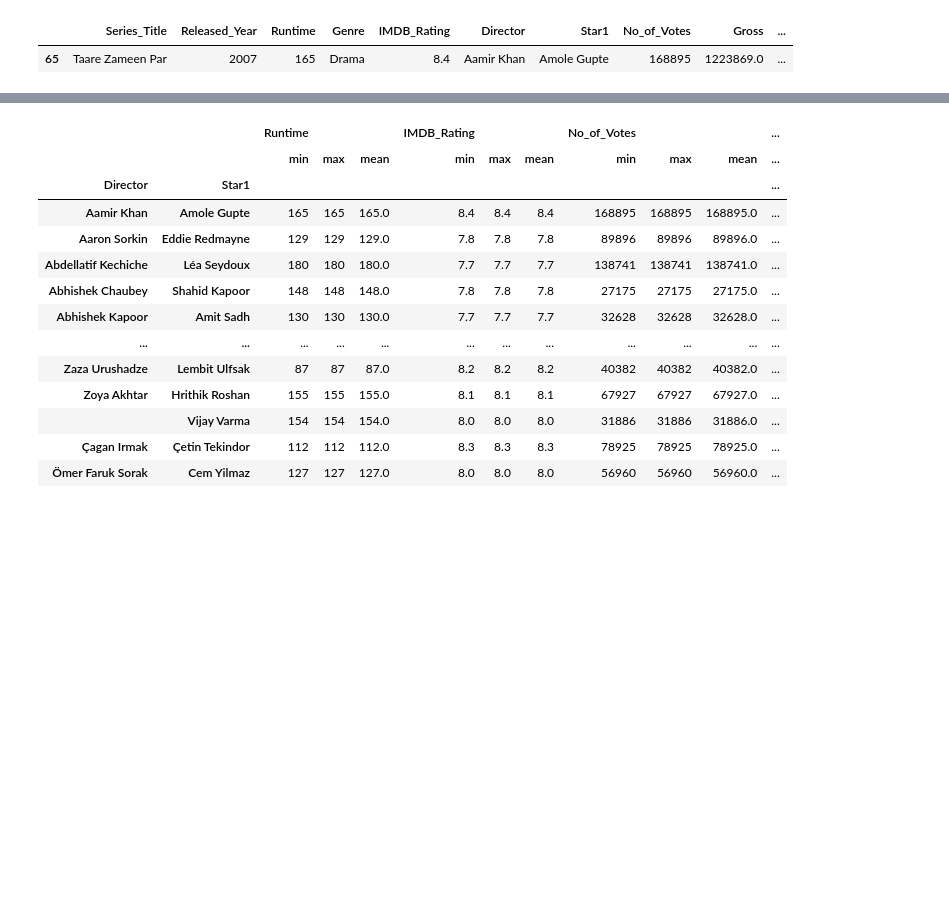
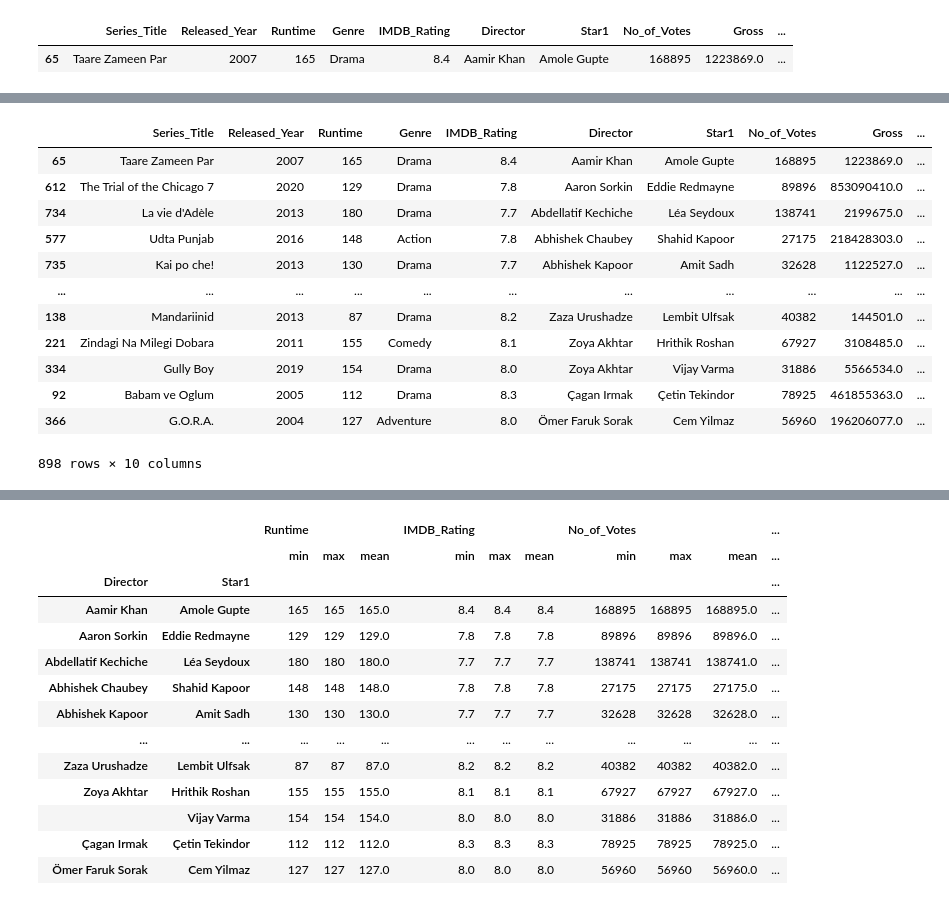
Before and after one commit to 23f2003608/AI-Engineering-Roadmap, a Jupyter notebook: Pandas/pandas_4_groupby_objects.ipynb, the cells around one changed output, grey strips where cells are left out. Cells and saved outputs as stored; diff of their text form; code cells hidden in the pictures; blank space fills up the shorter version.

```diff
--- a/Pandas/pandas_4_groupby_objects.ipynb
+++ b/Pandas/pandas_4_groupby_objects.ipynb
@@ -464,3 +474,19 @@ Name: Gross, dtype: float64
+# %%
+duo.sample()
+# %% [output]
+|  | Series_Title | Released_Year | Runtime | Genre | IMDB_Rating | Director | Star1 | No_of_Votes | Gross | ... |
+| 65 | Taare Zameen Par | 2007 | 165 | Drama | 8.4 | Aamir Khan | Amole Gupte | 168895 | 1223869.0 | ... |
+| 612 | The Trial of the Chicago 7 | 2020 | 129 | Drama | 7.8 | Aaron Sorkin | Eddie Redmayne | 89896 | 853090410.0 | ... |
+| 734 | La vie d'Adèle | 2013 | 180 | Drama | 7.7 | Abdellatif Kechiche | Léa Seydoux | 138741 | 2199675.0 | ... |
+| 577 | Udta Punjab | 2016 | 148 | Action | 7.8 | Abhishek Chaubey | Shahid Kapoor | 27175 | 218428303.0 | ... |
+| 735 | Kai po che! | 2013 | 130 | Drama | 7.7 | Abhishek Kapoor | Amit Sadh | 32628 | 1122527.0 | ... |
+| ... | ... | ... | ... | ... | ... | ... | ... | ... | ... | ... |
+| 138 | Mandariinid | 2013 | 87 | Drama | 8.2 | Zaza Urushadze | Lembit Ulfsak | 40382 | 144501.0 | ... |
+| 221 | Zindagi Na Milegi Dobara | 2011 | 155 | Comedy | 8.1 | Zoya Akhtar | Hrithik Roshan | 67927 | 3108485.0 | ... |
+| 334 | Gully Boy | 2019 | 154 | Drama | 8.0 | Zoya Akhtar | Vijay Varma | 31886 | 5566534.0 | ... |
+| 92 | Babam ve Oglum | 2005 | 112 | Drama | 8.3 | Çagan Irmak | Çetin Tekindor | 78925 | 461855363.0 | ... |
+| 366 | G.O.R.A. | 2004 | 127 | Adventure | 8.0 | Ömer Faruk Sorak | Cem Yilmaz | 56960 | 196206077.0 | ... |
+898 rows × 10 columns
 # %%
 # find the best(in-terms of metascore(avg)) actor->genre combo
 movies.groupby(['Star1','Genre'])['Metascore'].mean().reset_index().sort_values('Metascore',ascending=False).head(1)
```
Also changed, not shown: parts of 23 cells of this notebook, 1 other file.
